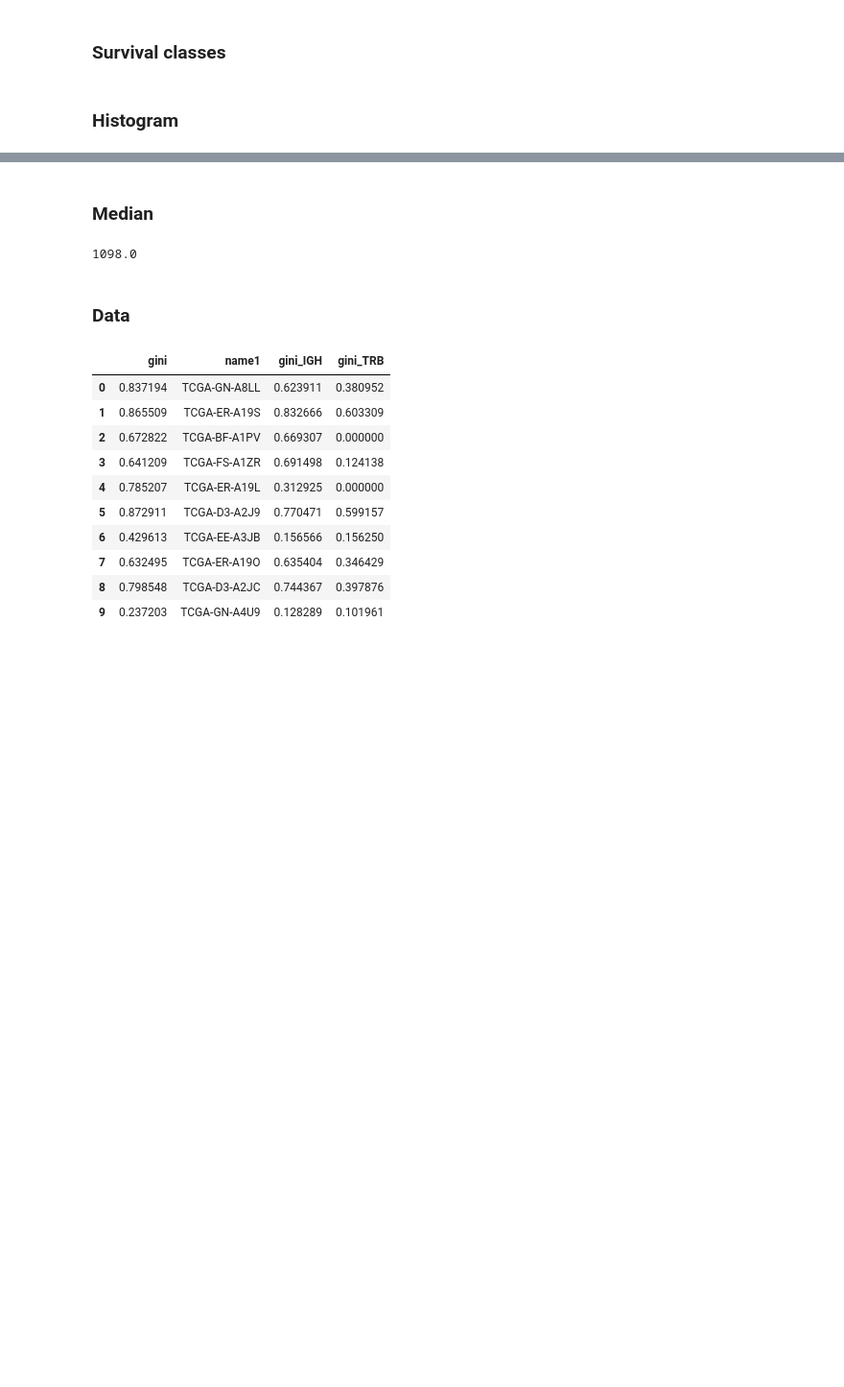
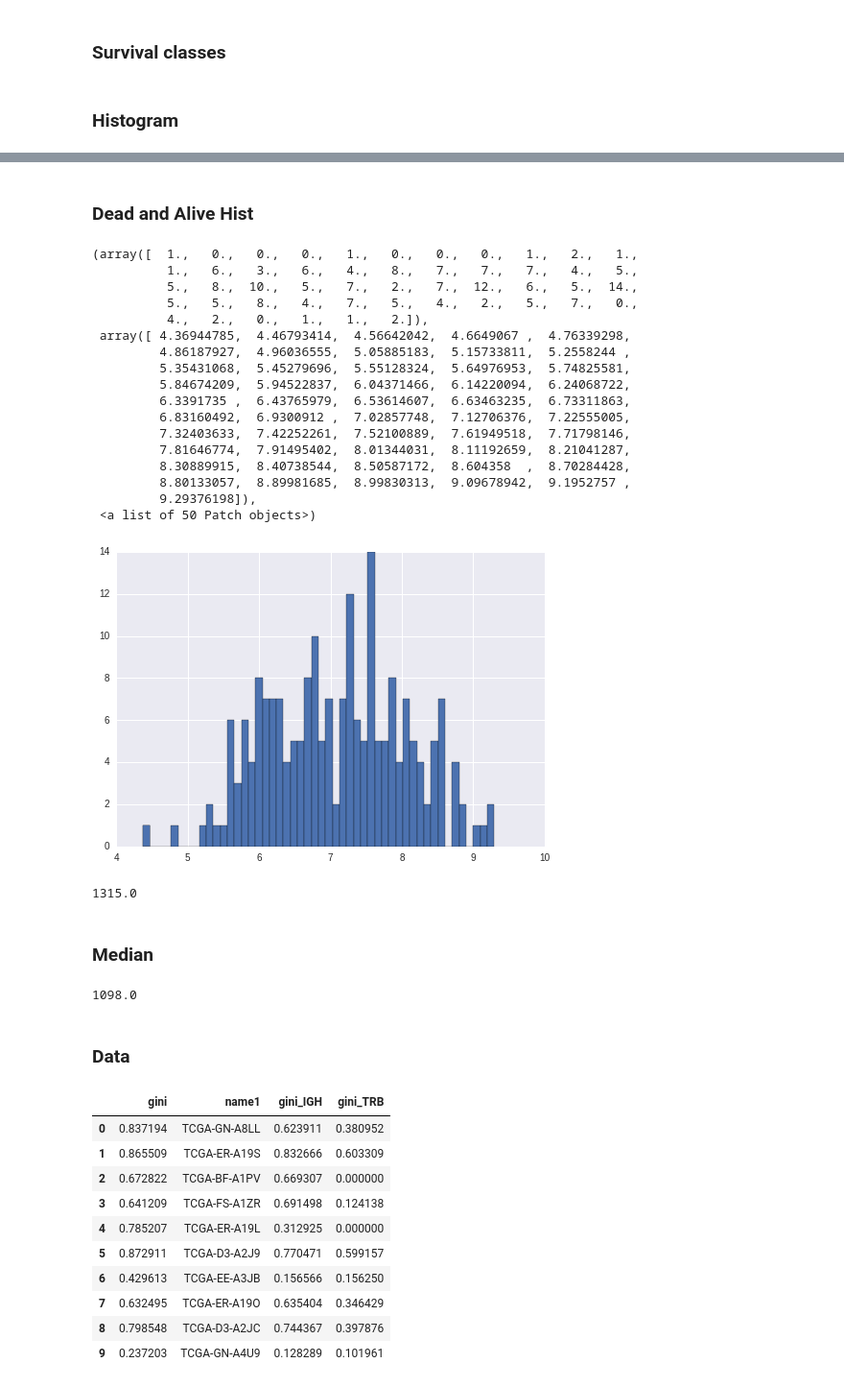
Before and after one commit to antigenomics/til-tcr-analysis, a Jupyter notebook: melanoma_2017/DecisionTree/decision tree.ipynb, the cells around one changed output, grey strips where cells are left out. Shown at 96% size. Saved outputs shown, nothing was run; the diff lists cells and outputs as text; code cells hidden in the pictures; blank space fills up the shorter version.

```diff
--- a/melanoma_2017/DecisionTree/decision tree.ipynb
+++ b/melanoma_2017/DecisionTree/decision tree.ipynb
@@ -48,0 +49,42 @@ plt.hist(x2, bins=200)
+# %% [markdown]
+### Dead and Alive Hist
+# %%
+survival = pd.read_csv("survival.txt", sep='\t', header= None)
+survival.columns = ["name", "surv", "1", "2", "3", "4"]
+survival[0:5]
+surv_data = survival.merge(ids, on="name", how="inner")
+surv_data[0:5]
+
+#delete None and <0, make column type numeric
+s = surv_data.loc[surv_data['surv']!= "None"]
+s[['surv', '2']] = s[['surv', '2']].apply(pd.to_numeric)
+s = s.loc[s['surv'] >= 0]
+# %%
+#dead_survival
+dead_surv = s[s['1'] == "dead"].surv.tolist()
+dead_surv_log = np.log(s[s['1'] == "dead"].surv.tolist())
+plt.hist(dead_surv_log, bins = 50)
+# %% [output]
+(array([  1.,   0.,   0.,   0.,   1.,   0.,   0.,   0.,   1.,   2.,   1.,
+          1.,   6.,   3.,   6.,   4.,   8.,   7.,   7.,   7.,   4.,   5.,
+          5.,   8.,  10.,   5.,   7.,   2.,   7.,  12.,   6.,   5.,  14.,
+          5.,   5.,   8.,   4.,   7.,   5.,   4.,   2.,   5.,   7.,   0.,
+          4.,   2.,   0.,   1.,   1.,   2.]),
+ array([ 4.36944785,  4.46793414,  4.56642042,  4.6649067 ,  4.76339298,
+         4.86187927,  4.96036555,  5.05885183,  5.15733811,  5.2558244 ,
+         5.35431068,  5.45279696,  5.55128324,  5.64976953,  5.74825581,
+         5.84674209,  5.94522837,  6.04371466,  6.14220094,  6.24068722,
+         6.3391735 ,  6.43765979,  6.53614607,  6.63463235,  6.73311863,
+         6.83160492,  6.9300912 ,  7.02857748,  7.12706376,  7.22555005,
+         7.32403633,  7.42252261,  7.52100889,  7.61949518,  7.71798146,
+         7.81646774,  7.91495402,  8.01344031,  8.11192659,  8.21041287,
+         8.30889915,  8.40738544,  8.50587172,  8.604358  ,  8.70284428,
+         8.80133057,  8.89981685,  8.99830313,  9.09678942,  9.1952757 ,
+         9.29376198]),
+ <a list of 50 Patch objects>)
+[figure, added]
+# %%
+#median
+np.percentile(dead_surv, 50)
+# %% [output]
+1315.0
```
Also changed, not shown: parts of 14 cells of this notebook.
